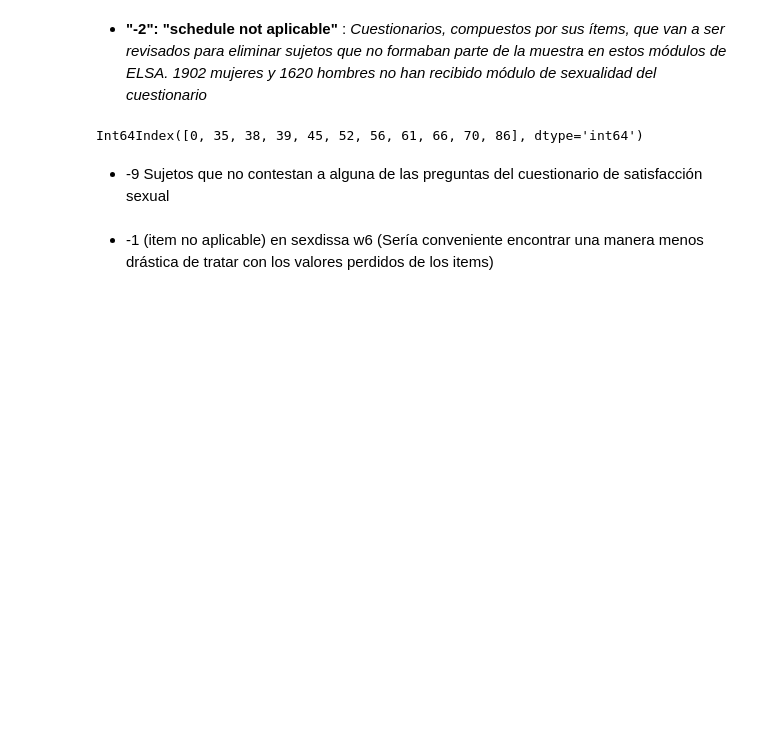
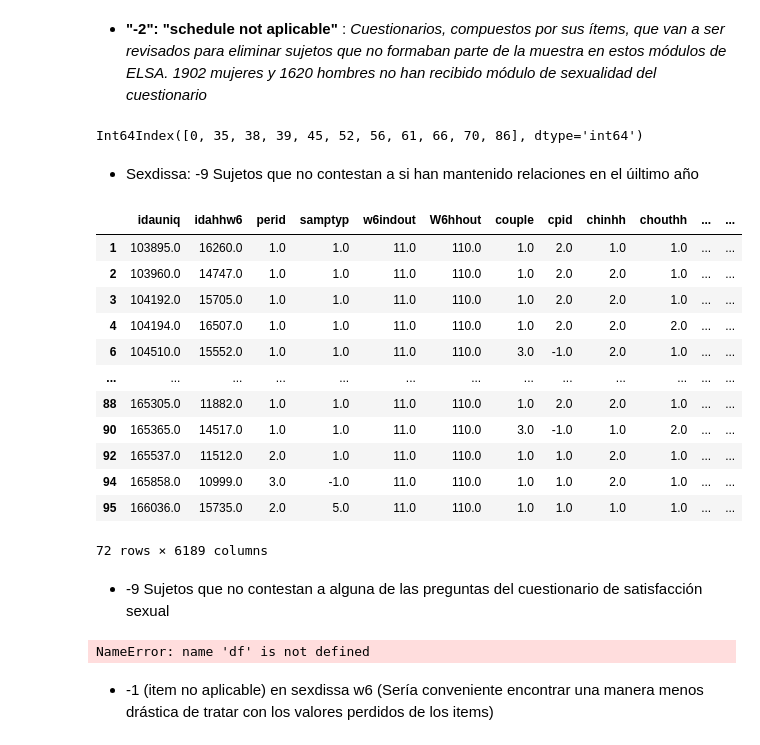
Before and after one commit to ateneatla/sexinsa_qol_ELSA, a Jupyter notebook: anexo.ipynb, the cells around one changed output. Drawn from its saved outputs; the diff is of its cells as text; code cells hidden in the pictures; blank space fills up the shorter version.

```diff
--- a/anexo.ipynb
+++ b/anexo.ipynb
@@ -782,0 +807,9 @@ calc_multimorbility(sbj)
+# %%
+casp19_original_values = [1, 2, 3, 4]
+casp19_reverse_items_values = [0, 1, 2, 3]
+casp19_direct_items_values = [3, 2, 1, 0]
+
+# eliminar esta celda repetida (está en el apartado "construcción teórica de questionarios")
+sexdissa_w6_f_cols = ['q3', 'q9', 'q10', 'q14f', 'q15f', 'q19m19f', 'q28m25f', 'q32m26f']
+sexdissa_w6_q10_original_values = [1, 2, 3]
+sexdissa_w6_q10_transformed_values = [5, 0, 5]
@@ -1263,8 +1229,34 @@ Int64Index([0, 35, 38, 39, 45, 52, 56, 61, 66, 70, 86], dtype='int64')
 # %%
 w6_without_second_sbj_out_of_sample_df = w6_first_cleaned_df.drop(second_sbj_out_of_sample_w6)
 #w6_without_second_sbj_out_of_sample_df
+# %% [markdown]
+ * Sexdissa: -9 Sujetos que no contestan a si han mantenido relaciones en el úiltimo año
+# %%
+sbj_didnt_awr_q5 = w6_without_second_sbj_out_of_sample_df.loc[pd.DataFrame([w6_without_second_sbj_out_of_sample_df['q5'] == -9]).any()].index
+# %%
+w6_without_sbj_didnt_awr_q5_df = w6_without_second_sbj_out_of_sample_df.drop(sbj_didnt_awr_q5)
+# %%
+w6_without_sbj_didnt_awr_q5_df
+# %% [output]
+|  | idauniq | idahhw6 | perid | samptyp | w6indout | W6hhout | couple | cpid | chinhh | chouthh | ... | ... |
+| 1 | 103895.0 | 16260.0 | 1.0 | 1.0 | 11.0 | 110.0 | 1.0 | 2.0 | 1.0 | 1.0 | ... | ... |
+| 2 | 103960.0 | 14747.0 | 1.0 | 1.0 | 11.0 | 110.0 | 1.0 | 2.0 | 2.0 | 1.0 | ... | ... |
+| 3 | 104192.0 | 15705.0 | 1.0 | 1.0 | 11.0 | 110.0 | 1.0 | 2.0 | 2.0 | 1.0 | ... | ... |
+| 4 | 104194.0 | 16507.0 | 1.0 | 1.0 | 11.0 | 110.0 | 1.0 | 2.0 | 2.0 | 2.0 | ... | ... |
+| 6 | 104510.0 | 15552.0 | 1.0 | 1.0 | 11.0 | 110.0 | 3.0 | -1.0 | 2.0 | 1.0 | ... | ... |
+| ... | ... | ... | ... | ... | ... | ... | ... | ... | ... | ... | ... | ... |
+| 88 | 165305.0 | 11882.0 | 1.0 | 1.0 | 11.0 | 110.0 | 1.0 | 2.0 | 2.0 | 1.0 | ... | ... |
+| 90 | 165365.0 | 14517.0 | 1.0 | 1.0 | 11.0 | 110.0 | 3.0 | -1.0 | 1.0 | 2.0 | ... | ... |
+| 92 | 165537.0 | 11512.0 | 2.0 | 1.0 | 11.0 | 110.0 | 1.0 | 1.0 | 2.0 | 1.0 | ... | ... |
+| 94 | 165858.0 | 10999.0 | 3.0 | -1.0 | 11.0 | 110.0 | 1.0 | 1.0 | 2.0 | 1.0 | ... | ... |
+| 95 | 166036.0 | 15735.0 | 2.0 | 5.0 | 11.0 | 110.0 | 1.0 | 1.0 | 1.0 | 1.0 | ... | ... |
+72 rows × 6189 columns
 # %% [markdown]
  * -9 Sujetos que no contestan a alguna de las preguntas del cuestionario de satisfacción sexual
+# %%
+mean_sexdissa_w6 =df[sexdissa_w6_f_cols]
+# %% [output]
+NameError: name 'df' is not defined
 # %%
 second_sbj_didnt_awr_w6 = w6_without_second_sbj_out_of_sample_df.loc[pd.DataFrame([(w6_without_second_sbj_out_of_sample_df[col] == -9) for col in second_cols_to_clean_out_of_sample_w6]).any()].index
 # %%
```
Also changed, not shown: parts of 89 cells of this notebook.
